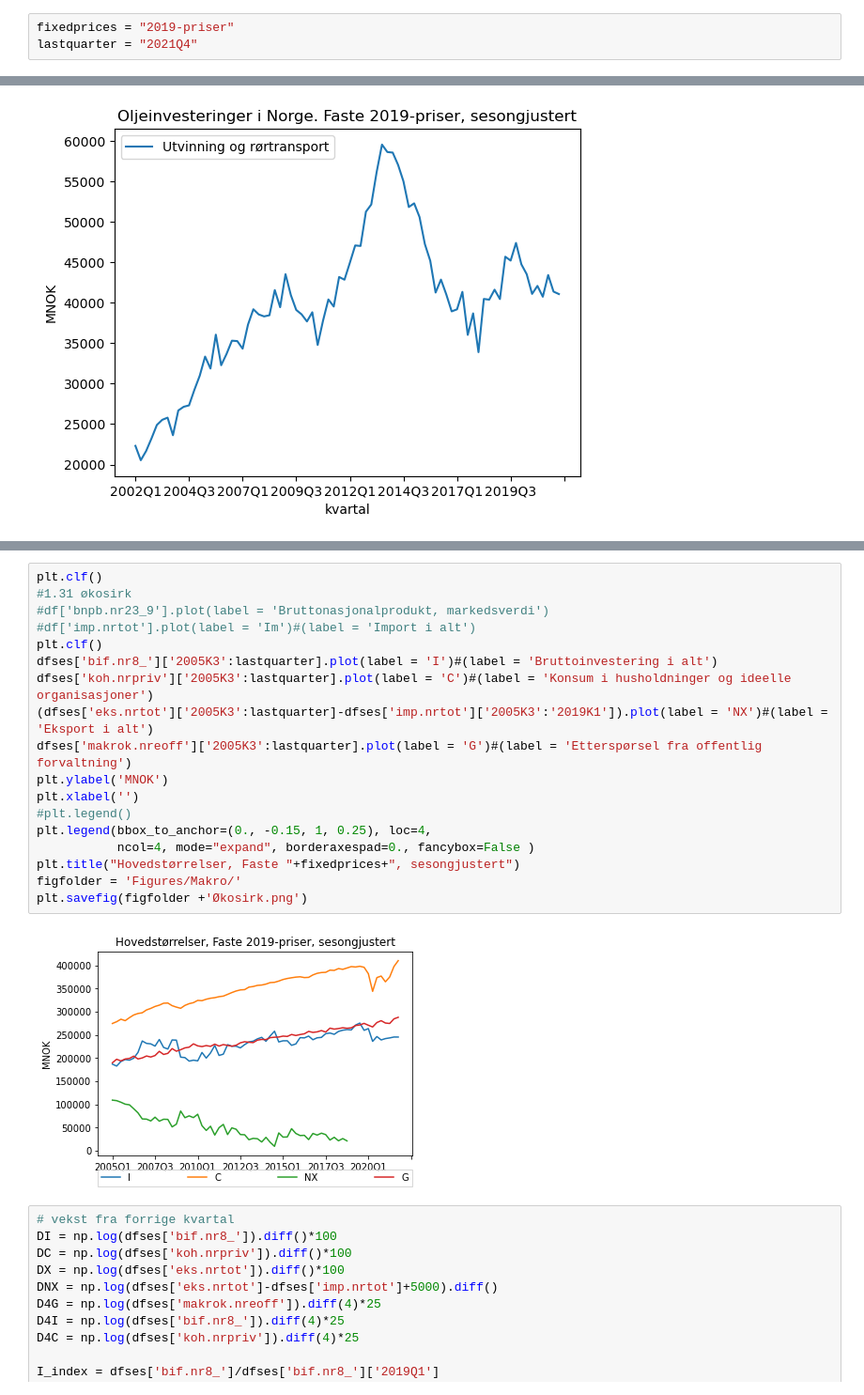
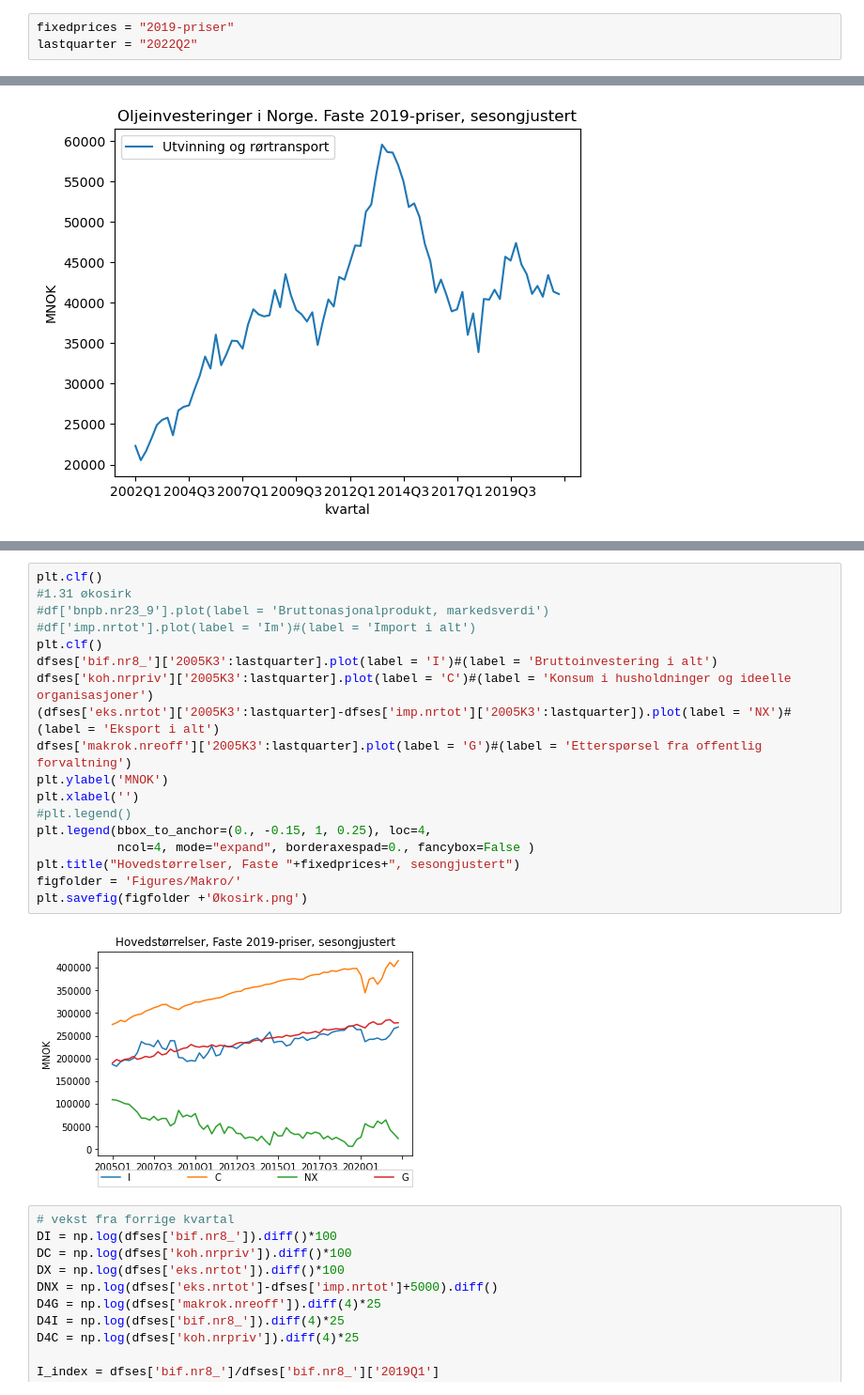
Before and after one commit to DataScienceLead/RealInvestment, a Jupyter notebook: makrofigures.ipynb, the cells around one changed output, grey strips where cells are left out. Shown at 94% size. Saved outputs shown, nothing was run; the diff lists cells and outputs as text.

Commit message:
update with q2 figures

```diff
--- a/makrofigures.ipynb
+++ b/makrofigures.ipynb
@@ -23,7 +23,7 @@ sns.__version__, pd.__version__
 ('0.11.2', '1.3.4')
 # %%
 fixedprices = "2019-priser"
-lastquarter = "2021Q4"
+lastquarter = "2022Q2"
 # %% [markdown]
 <h2>National accounts</h2>
 Source: Statitics Norway
@@ -269,23 +256,23 @@ plt.savefig(figfolder +'Andre ivestering.png')
 # %%
 plt.clf()
 #1.31 økosirk
 #df['bnpb.nr23_9'].plot(label = 'Bruttonasjonalprodukt, markedsverdi')
 #df['imp.nrtot'].plot(label = 'Im')#(label = 'Import i alt')
 plt.clf()
 dfses['bif.nr8_']['2005K3':lastquarter].plot(label = 'I')#(label = 'Bruttoinvestering i alt')
 dfses['koh.nrpriv']['2005K3':lastquarter].plot(label = 'C')#(label = 'Konsum i husholdninger og ideelle organisasjoner')
-(dfses['eks.nrtot']['2005K3':lastquarter]-dfses['imp.nrtot']['2005K3':'2019K1']).plot(label = 'NX')#(label = 'Eksport i alt')
+(dfses['eks.nrtot']['2005K3':lastquarter]-dfses['imp.nrtot']['2005K3':lastquarter]).plot(label = 'NX')#(label = 'Eksport i alt')
 dfses['makrok.nreoff']['2005K3':lastquarter].plot(label = 'G')#(label = 'Etterspørsel fra offentlig forvaltning')
 plt.ylabel('MNOK')
 plt.xlabel('')
 #plt.legend()
 plt.legend(bbox_to_anchor=(0., -0.15, 1, 0.25), loc=4,
            ncol=4, mode="expand", borderaxespad=0., fancybox=False )
 plt.title("Hovedstørrelser, Faste "+fixedprices+", sesongjustert")
 figfolder = 'Figures/Makro/'
 plt.savefig(figfolder +'Økosirk.png')
 # %% [output]
-[figure, old version]
+[figure, new version]
 # %%
 # vekst fra forrige kvartal
 DI = np.log(dfses['bif.nr8_']).diff()*100
```
Also changed, not shown: parts of 50 cells of this notebook, 18 other files.
